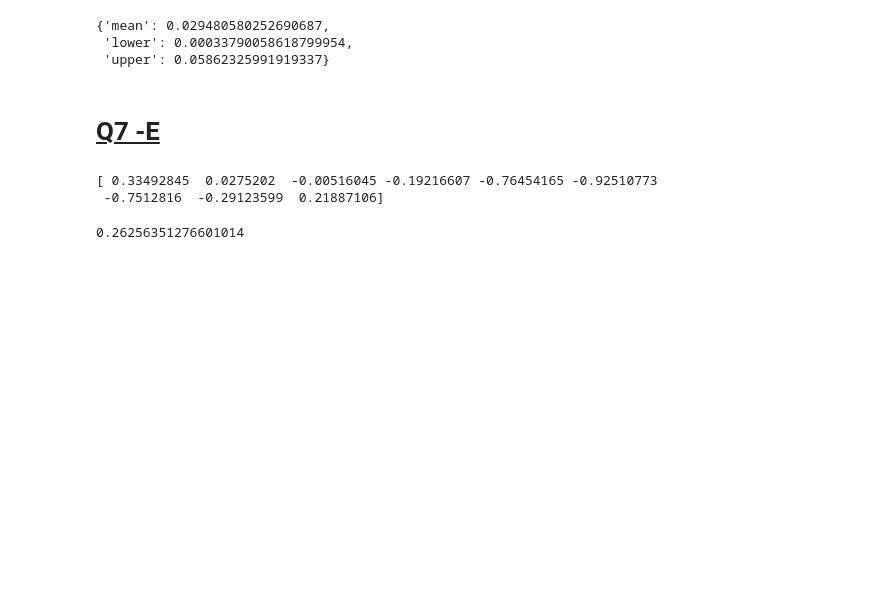
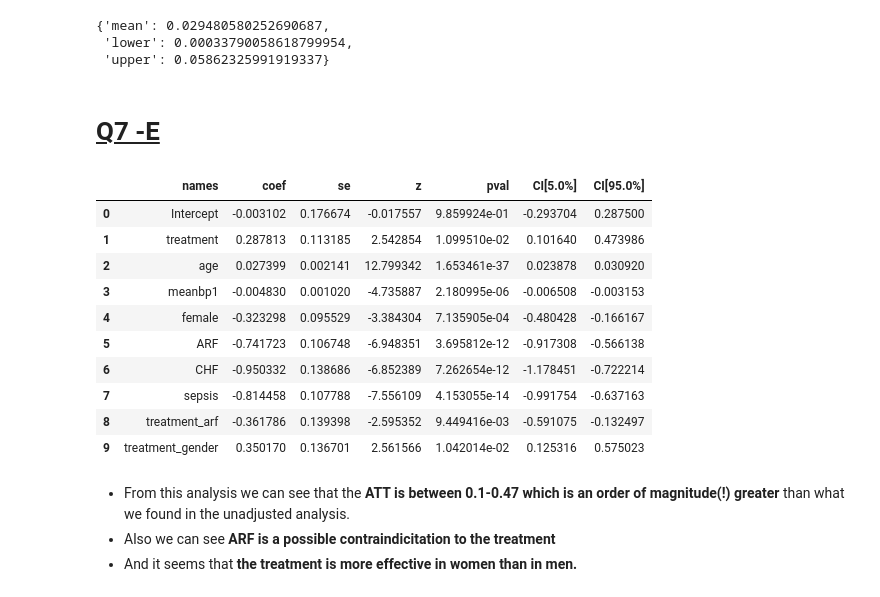
Before and after one commit to theitush/causal-inference, a Jupyter notebook: HW2/HW2.ipynb, the cells around one changed output. Cells and saved outputs as stored; diff of their text form; code cells hidden in the pictures; blank space fills up the shorter version.

```diff
--- a/HW2/HW2.ipynb
+++ b/HW2/HW2.ipynb
@@ -534,22 +553,23 @@ show_first_3_matches('opt_maha')
 # %% [markdown]
 ### (iv) NN Propensity:
 # %%
-# TODO: set and report seed?
-matching['nn_pi'] = r('''m.nn <- matchit(formula = Treatment ~ age + meanbp1 + female, method = "nearest",
-                         distance = "logit", data = rhc.data)
-                         # Trick to get the matched sets variable, which match.data() does not report for nn
-                         temp.df <- as.data.frame(m.nn$match.matrix)
-                         colnames(temp.df) <- c("matched.unit")
-                         temp.df$untrt.unit <- as.numeric(as.character(temp.df$matched.unit))
-                         temp.df$trt.unit <- as.numeric(rownames(temp.df))
-                         #now delete matches=na
-                         temp.mathces.only <- temp.df %>% filter(!is.na(matched.unit))
-                         temp.mathces.only$nn_pi_pair <- 1:nrow(temp.mathces.only)
-                         rhc.data$nn_pi_pair <- 0
-                         rhc.data$nn_pi_pair[temp.df$trt.unit]<- temp.mathces.only$nn_pi_pair
-                         rhc.data$nn_pi_pair[temp.df$untrt.unit]<- temp.mathces.only$nn_pi_pair
-                         # Keep matched data only
-                         rhc.data %>% filter(nn_pi_pair>0)''')
+matching['nn_pi'] = r('''
+    m.nn <- matchit(formula = Treatment ~ age + meanbp1 + female, method = "nearest",
+    distance = "logit", data = rhc.data)
+    # Trick to get the matched sets variable, which match.data() does not report for nn
+    temp.df <- as.data.frame(m.nn$match.matrix)
+    colnames(temp.df) <- c("matched.unit")
+    temp.df$untrt.unit <- as.numeric(as.character(temp.df$matched.unit))
+    temp.df$trt.unit <- as.numeric(rownames(temp.df))
+    #now delete matches=na
+    temp.mathces.only <- temp.df %>% filter(!is.na(matched.unit))
+    temp.mathces.only$nn_pi_pair <- 1:nrow(temp.mathces.only)
+    rhc.data$nn_pi_pair <- 0
+    rhc.data$nn_pi_pair[temp.df$trt.unit]<- temp.mathces.only$nn_pi_pair
+    rhc.data$nn_pi_pair[temp.df$untrt.unit]<- temp.mathces.only$nn_pi_pair
+    # Keep matched data only
+    rhc.data %>% filter(nn_pi_pair>0)
+    ''')
 # %%
 show_first_3_matches('nn_pi')
 # %% [output]
@@ -660,7 +729,7 @@ mean_ATT:0.029480580252690687, var_ATT:0.0002210786594503304
 # %% [markdown]
 # <U> Q7 -E
 # %%
-df = get_rhc_data()
+df = matched_dataset.copy()
 df.columns
 params = ['treatment', 'age', 'meanbp1','female', 'ARF', 'CHF', 'sepsis']
 df[params]
@@ -668,12 +737,21 @@ df['treatment_arf'] = df['treatment']*df['ARF']
 df['treatment_gender'] = df['treatment']*df['female']
 params.append('treatment_arf')
 params.append('treatment_gender')
-# %%
-model = LogisticRegression(max_iter=500).fit(df[params], df['death'].values.ravel())
-coefs = model.coef_[0]
-print(coefs)
-coefs[0] + coefs[-1] + coefs[-2]
-# %% [output]
-[ 0.33492845  0.0275202  -0.00516045 -0.19216607 -0.76454165 -0.92510773
- -0.7512816  -0.29123599  0.21887106]
-0.26256351276601014
+# %%
+pg.logistic_regression(df[params],df['death'], alpha=0.1)
+# %% [output]
+|  | names | coef | se | z | pval | CI[5.0%] | CI[95.0%] |
+| 0 | Intercept | -0.003102 | 0.176674 | -0.017557 | 9.859924e-01 | -0.293704 | 0.287500 |
+| 1 | treatment | 0.287813 | 0.113185 | 2.542854 | 1.099510e-02 | 0.101640 | 0.473986 |
+| 2 | age | 0.027399 | 0.002141 | 12.799342 | 1.653461e-37 | 0.023878 | 0.030920 |
+| 3 | meanbp1 | -0.004830 | 0.001020 | -4.735887 | 2.180995e-06 | -0.006508 | -0.003153 |
+| 4 | female | -0.323298 | 0.095529 | -3.384304 | 7.135905e-04 | -0.480428 | -0.166167 |
+| 5 | ARF | -0.741723 | 0.106748 | -6.948351 | 3.695812e-12 | -0.917308 | -0.566138 |
+| 6 | CHF | -0.950332 | 0.138686 | -6.852389 | 7.262654e-12 | -1.178451 | -0.722214 |
+| 7 | sepsis | -0.814458 | 0.107788 | -7.556109 | 4.153055e-14 | -0.991754 | -0.637163 |
+| 8 | treatment_arf | -0.361786 | 0.139398 | -2.595352 | 9.449416e-03 | -0.591075 | -0.132497 |
+| 9 | treatment_gender | 0.350170 | 0.136701 | 2.561566 | 1.042014e-02 | 0.125316 | 0.575023 |
+# %% [markdown]
+- From this analysis we can see that the **ATT is between 0.1-0.47 which is an order of magnitude(!) greater** than what we found in the unadjusted analysis.
+- Also we can see **ARF is a possible contraindicitation to the treatment**
+- And it seems that **the treatment is more effective in women than in men.**
```
Also changed, not shown: parts of 18 cells of this notebook.
